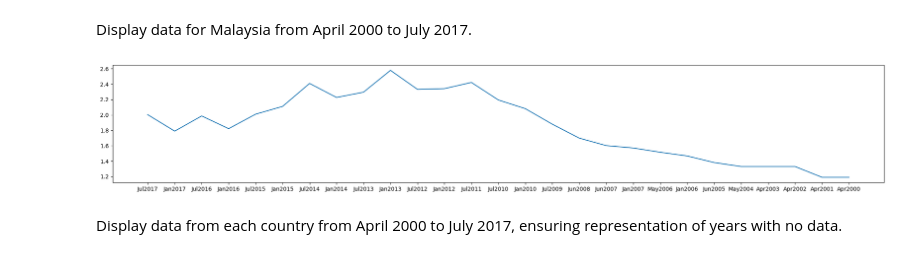
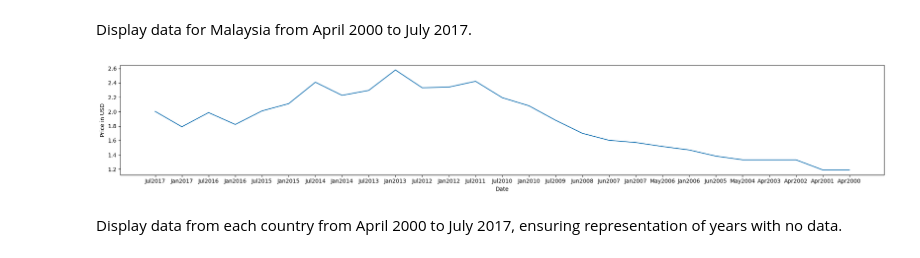
Before and after one commit to sasha704/big-mac-analysis, a Jupyter notebook: analysis.ipynb, the cells around one changed output. Drawn from its saved outputs; the diff is of its cells as text; code cells hidden in the pictures.

Commit message:
added axis to graphs

```diff
--- a/analysis.ipynb
+++ b/analysis.ipynb
@@ -32,29 +32,33 @@ Display data for Malaysia from April 2000 to July 2017.
 # %%
 # set the default plot size
 plt.rcParams["figure.figsize"] = [20, 3.50]
 plt.rcParams["figure.autolayout"] = True
 
 # create an empty list to store the dollar prices for each sheet
 dollar_prices = []
 
 # for each sheet in the excel file
 for sheet in data_full.sheet_names:
     # read in the sheet as a dataframe
     data = pd.read_excel(data_full, sheet)
 
     # retrieve the dollar price for Malaysia
     dollar_price = data.loc[data['Country'] == 'Malaysia', 'dollar_price']
 
     # append the dollar price to the list
     dollar_prices.append(dollar_price)
 
 # plot the prices with the sheet names as the x axis labels
 plt.plot(data_full.sheet_names, dollar_prices)
 
+# set axis labels
+plt.ylabel('Price in USD')
+plt.xlabel('Date')
+
 # show the plot
 plt.show()
 # %% [output]
-[figure, old version]
+[figure, new version]
 # %% [markdown]
 Display data from each country from April 2000 to July 2017, ensuring representation of years with no data.
 # %%
```
Also changed, not shown: parts of 1 cell of this notebook.
